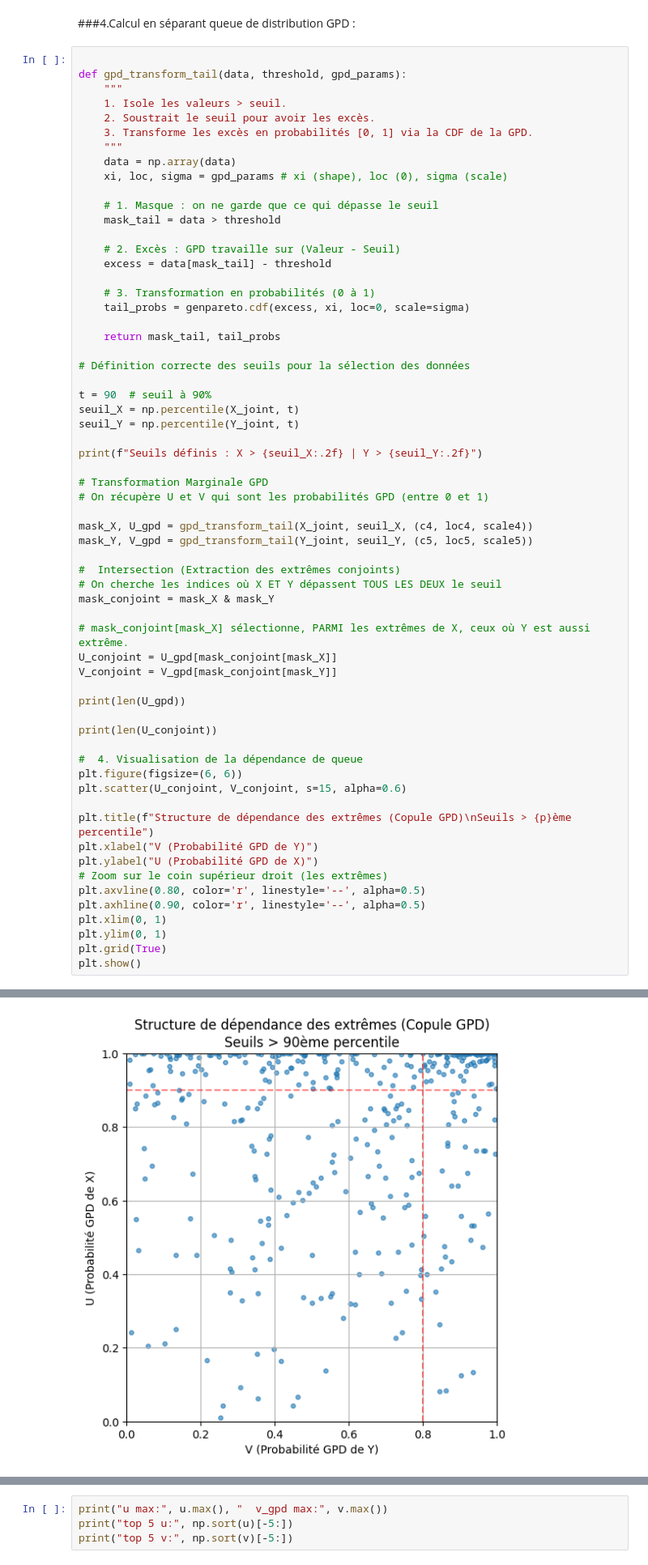
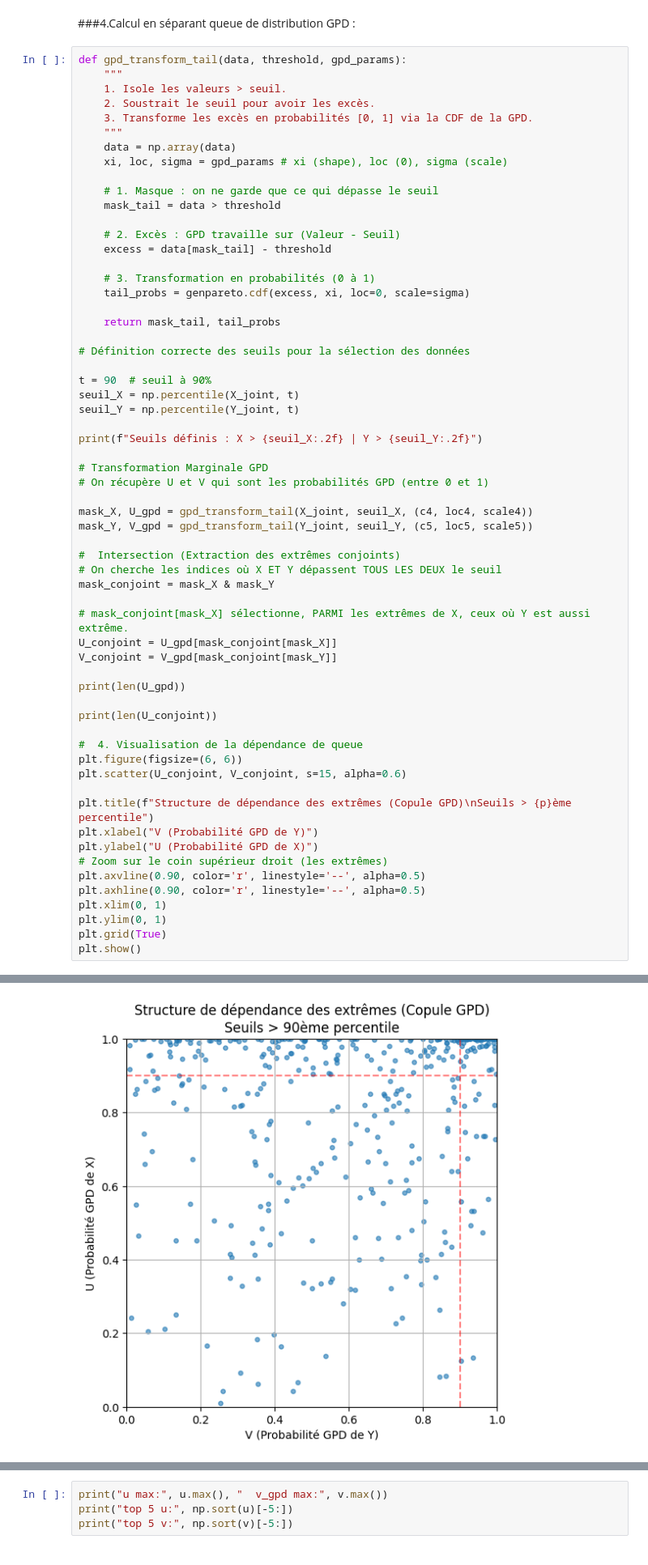
Before and after one commit to Faza20-lab/Projet_stats, a Jupyter notebook: Projet_stats.ipynb, the cells around one changed output, grey strips where cells are left out. Shown at 81% size. Drawn from its saved outputs; the diff is of its cells as text.

```diff
--- a/Projet_stats.ipynb
+++ b/Projet_stats.ipynb
@@ -1952,7 +1896,6 @@ Cela prouve mathématiquement que considérer la pluie et le vent comme indépen
 # %% [markdown]
 ###4.Calcul en séparant queue de distribution GPD :
 # %%
-
 def gpd_transform_tail(data, threshold, gpd_params):
     """
     1. Isole les valeurs > seuil.
@@ -1989,35 +1932,35 @@ mask_Y, V_gpd = gpd_transform_tail(Y_joint, seuil_Y, (c5, loc5, scale5))
 
 #  Intersection (Extraction des extrêmes conjoints)
 # On cherche les indices où X ET Y dépassent TOUS LES DEUX le seuil
 mask_conjoint = mask_X & mask_Y
 
 # mask_conjoint[mask_X] sélectionne, PARMI les extrêmes de X, ceux où Y est aussi extrême.
 U_conjoint = U_gpd[mask_conjoint[mask_X]]
 V_conjoint = V_gpd[mask_conjoint[mask_Y]]
 
 print(len(U_gpd))
 
 print(len(U_conjoint))
 
 #  4. Visualisation de la dépendance de queue
 plt.figure(figsize=(6, 6))
 plt.scatter(U_conjoint, V_conjoint, s=15, alpha=0.6)
 
 plt.title(f"Structure de dépendance des extrêmes (Copule GPD)\nSeuils > {p}ème percentile")
 plt.xlabel("V (Probabilité GPD de Y)")
 plt.ylabel("U (Probabilité GPD de X)")
 # Zoom sur le coin supérieur droit (les extrêmes)
-plt.axvline(0.80, color='r', linestyle='--', alpha=0.5)
+plt.axvline(0.90, color='r', linestyle='--', alpha=0.5)
 plt.axhline(0.90, color='r', linestyle='--', alpha=0.5)
 plt.xlim(0, 1)
 plt.ylim(0, 1)
 plt.grid(True)
 plt.show()
 # %% [output]
 Seuils définis : X > 469.08 | Y > 9.84
 755
 367
-[figure, old version]
+[figure, new version]
 # %%
 # création x et y au dessus du seuil.
 X_extremes = X_joint[mask_X]
```
Also changed, not shown: parts of 73 cells of this notebook.
